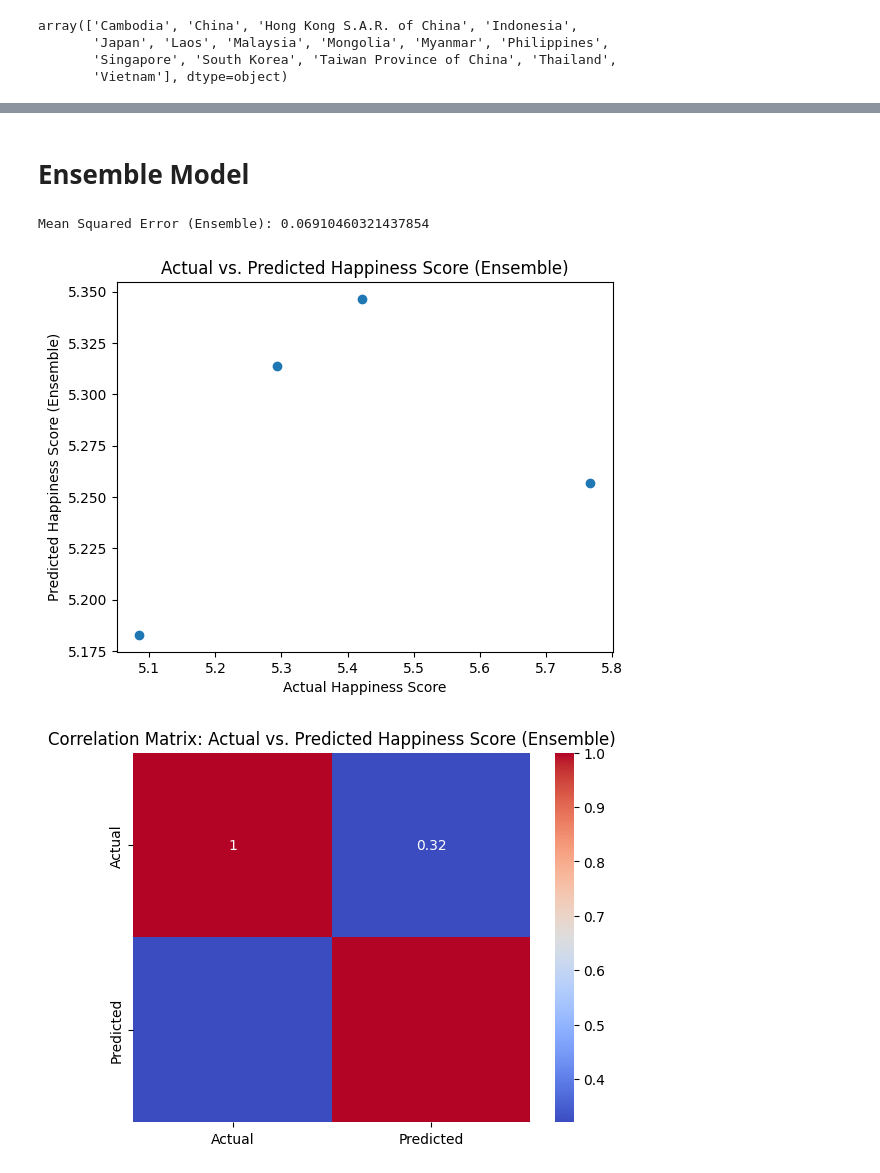
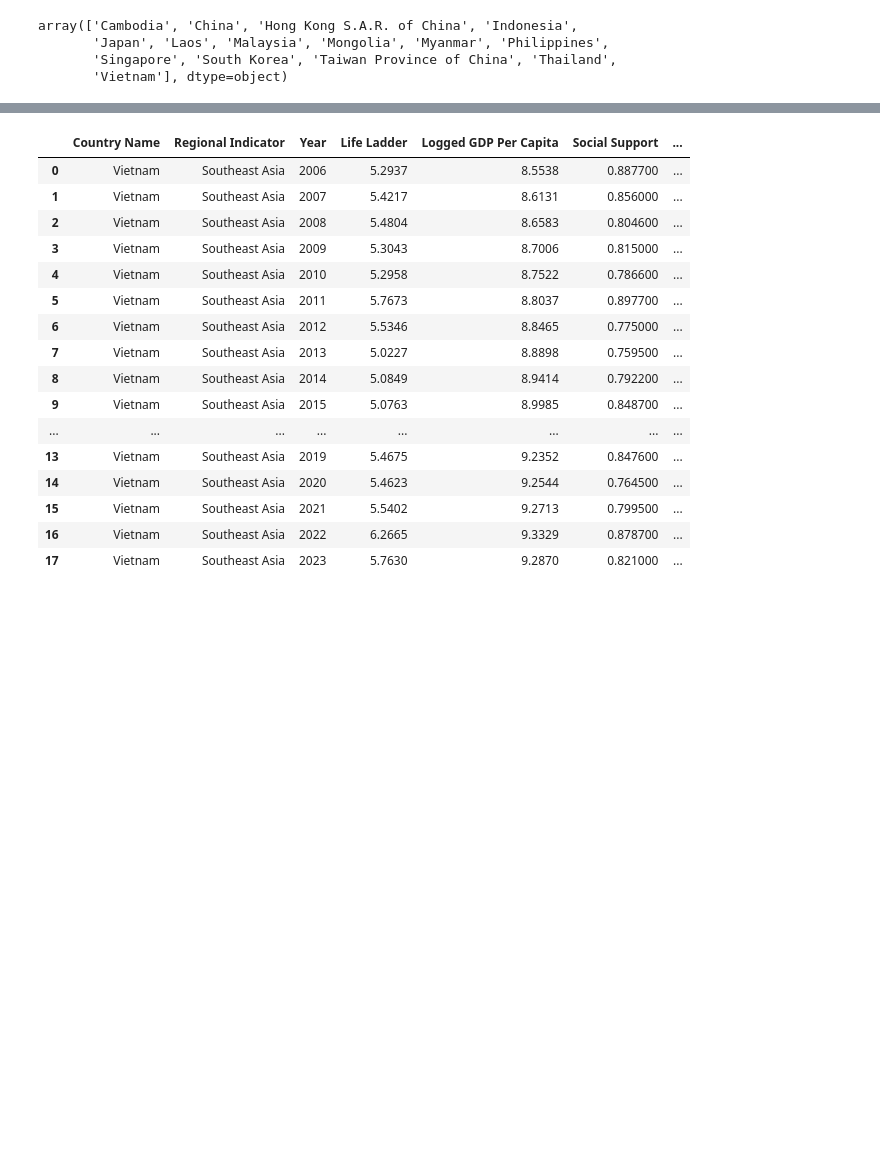
Before and after one commit to dinhthanhnam/Happiness-Report-2005-2023, a Jupyter notebook: happiness_report_1.ipynb, the cells around one changed output, grey strips where cells are left out. Cells and saved outputs as stored; diff of their text form; code cells hidden in the pictures; blank space fills up the shorter version.

```diff
--- a/happiness_report_1.ipynb
+++ b/happiness_report_1.ipynb
@@ -184,49 +95,21 @@ Predicted Happiness Score for Vietnam (Random Forest): 5.318272999999997
-# %% [markdown]
-# Ensemble Model
-# %%
-
-X_train, X_test, y_train, y_test = train_test_split(vietnam_data[features], vietnam_data[target], test_size=0.2, random_state=42)
-
-# Chuẩn hóa dữ liệu sử dụng StandardScaler
-scaler = StandardScaler()
-X_train_scaled = scaler.fit_transform(X_train)
-X_test_scaled = scaler.transform(X_test)
-
-# Tạo và huấn luyện các mô hình
-linear_model = LinearRegression()
-linear_model.fit(X_train_scaled, y_train)
-
-decision_tree_model = DecisionTreeRegressor(random_state=42)
-decision_tree_model.fit(X_train, y_train)
-
-random_forest_model = RandomForestRegressor(random_state=42)
-random_forest_model.fit(X_train, y_train)
-
-# Tạo mô hình kết hợp (voting)
-ensemble_model = VotingRegressor([('linear', linear_model), ('decision_tree', decision_tree_model), ('random_forest', random_forest_model)])
-
-# Huấn luyện mô hình kết hợp
-ensemble_model.fit(X_train_scaled, y_train)
-
-# Dự đoán trên tập kiểm tra
-y_pred_ensemble = ensemble_model.predict(X_test_scaled)
-
-# Đánh giá mô hình bằng mean squared error
-mse_ensemble = mean_squared_error(y_test, y_pred_ensemble)
-print(f'Mean Squared Error (Ensemble): {mse_ensemble}')
-
-# Hiển thị dự đoán và thực tế trên đồ thị
-plt.scatter(y_test, y_pred_ensemble)
-plt.xlabel("Actual Happiness Score")
-plt.ylabel("Predicted Happiness Score (Ensemble)")
-plt.title("Actual vs. Predicted Happiness Score (Ensemble)")
-plt.show()
-
-# Vẽ ma trận hiệu suất dự đoán
-sns.heatmap(pd.DataFrame({'Actual': y_test, 'Predicted': y_pred_ensemble}).corr(), annot=True, cmap="coolwarm")
-plt.title("Correlation Matrix: Actual vs. Predicted Happiness Score (Ensemble)")
-plt.show()
-# %% [output]
-Mean Squared Error (Ensemble): 0.06910460321437854
-[figure, removed]
-[figure, removed]
+# %%
+vietnam_data = pd.read_csv('Vietnam.csv')
+vietnam_data
+# %% [output]
+|  | Country Name | Regional Indicator | Year | Life Ladder | Logged GDP Per Capita | Social Support | ... |
+| 0 | Vietnam | Southeast Asia | 2006 | 5.2937 | 8.5538 | 0.887700 | ... |
+| 1 | Vietnam | Southeast Asia | 2007 | 5.4217 | 8.6131 | 0.856000 | ... |
+| 2 | Vietnam | Southeast Asia | 2008 | 5.4804 | 8.6583 | 0.804600 | ... |
+| 3 | Vietnam | Southeast Asia | 2009 | 5.3043 | 8.7006 | 0.815000 | ... |
+| 4 | Vietnam | Southeast Asia | 2010 | 5.2958 | 8.7522 | 0.786600 | ... |
+| 5 | Vietnam | Southeast Asia | 2011 | 5.7673 | 8.8037 | 0.897700 | ... |
+| 6 | Vietnam | Southeast Asia | 2012 | 5.5346 | 8.8465 | 0.775000 | ... |
+| 7 | Vietnam | Southeast Asia | 2013 | 5.0227 | 8.8898 | 0.759500 | ... |
+| 8 | Vietnam | Southeast Asia | 2014 | 5.0849 | 8.9414 | 0.792200 | ... |
+| 9 | Vietnam | Southeast Asia | 2015 | 5.0763 | 8.9985 | 0.848700 | ... |
+| ... | ... | ... | ... | ... | ... | ... | ... |
+| 13 | Vietnam | Southeast Asia | 2019 | 5.4675 | 9.2352 | 0.847600 | ... |
+| 14 | Vietnam | Southeast Asia | 2020 | 5.4623 | 9.2544 | 0.764500 | ... |
+| 15 | Vietnam | Southeast Asia | 2021 | 5.5402 | 9.2713 | 0.799500 | ... |
+| 16 | Vietnam | Southeast Asia | 2022 | 6.2665 | 9.3329 | 0.878700 | ... |
+| 17 | Vietnam | Southeast Asia | 2023 | 5.7630 | 9.2870 | 0.821000 | ... |
```
Also changed, not shown: parts of 17 cells of this notebook, 6 other files.
